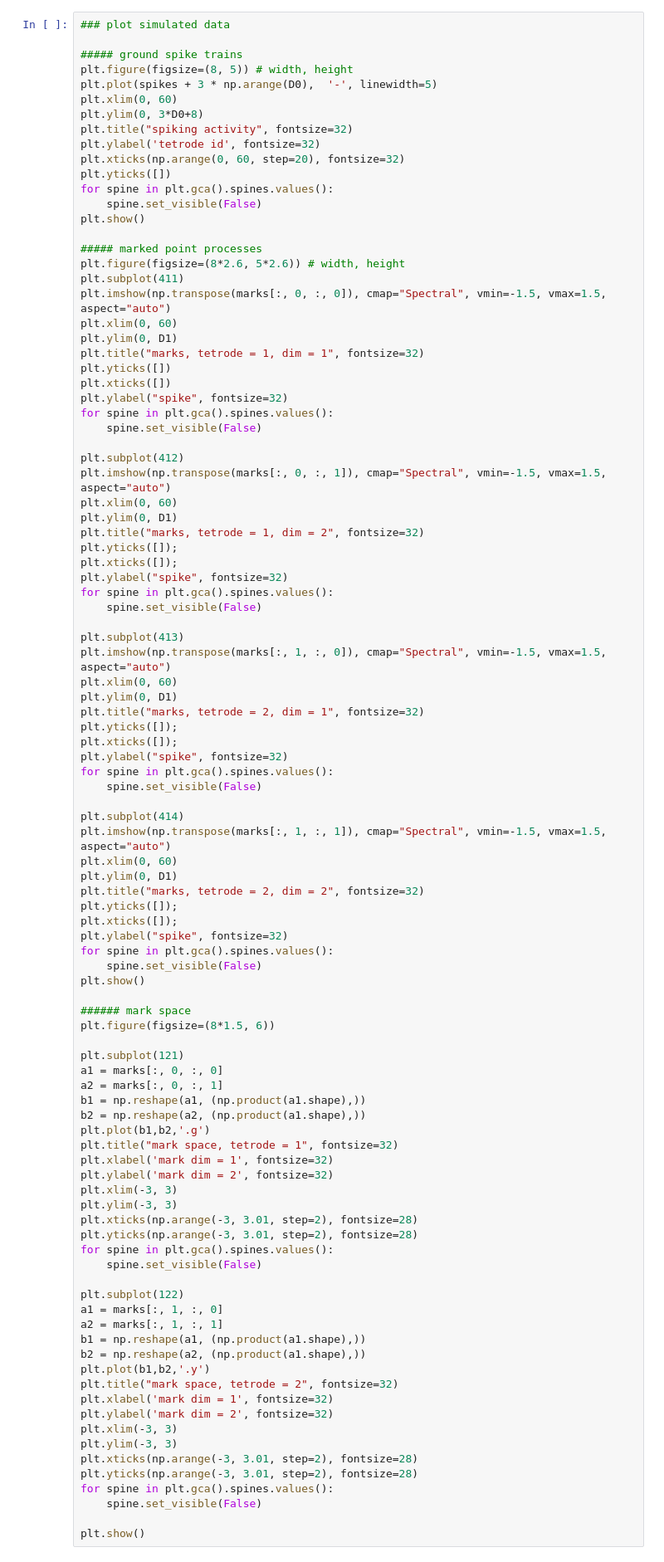
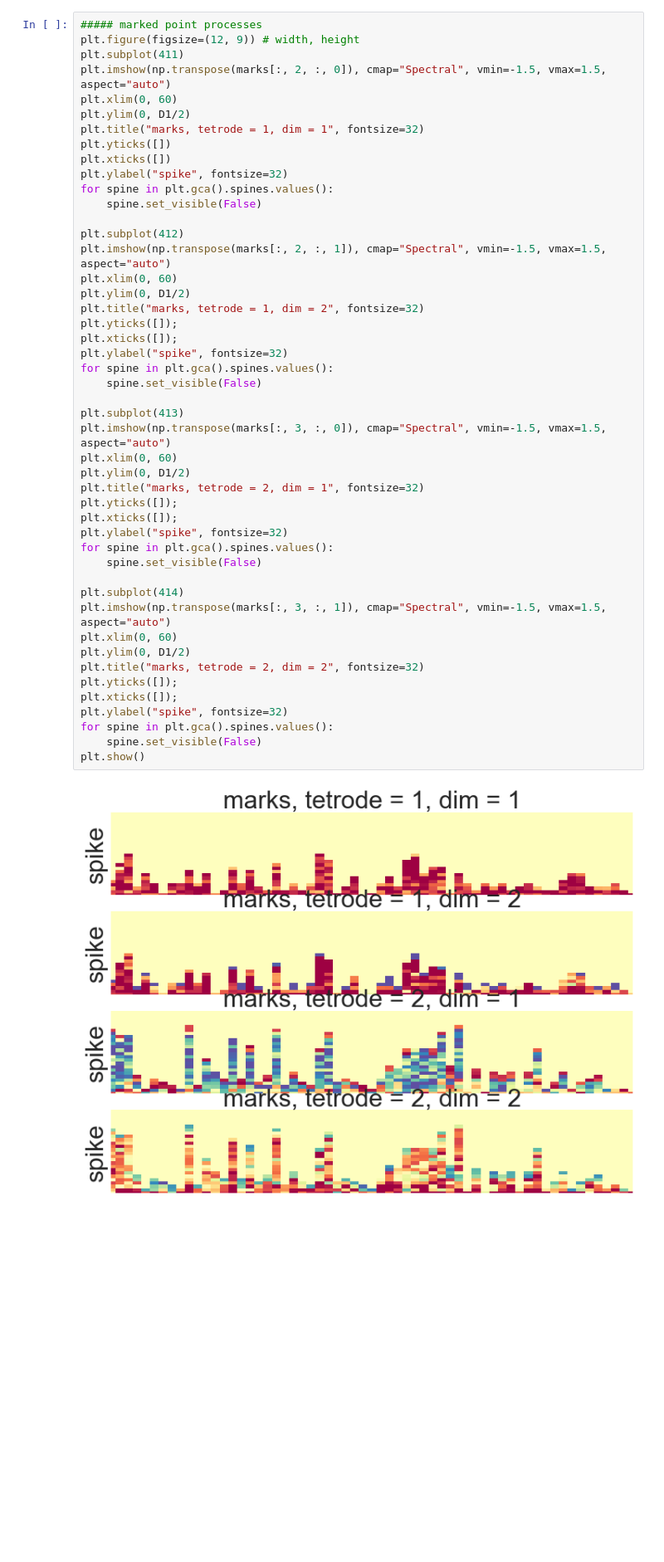
Before and after one commit to deng-xinyi/ssm, a Jupyter notebook: notebooks/Distance-dependent State Transition Demo.ipynb, the cells around one changed output. Shown at 83% size. Cells and saved outputs as stored; diff of their text form; blank space fills up the shorter version.

```diff
--- a/notebooks/Distance-dependent State Transition Demo.ipynb
+++ b/notebooks/Distance-dependent State Transition Demo.ipynb
@@ -79,25 +92,10 @@ NameError: name 'HMM' is not defined
 # %%
-### plot simulated data
-
-##### ground spike trains
-plt.figure(figsize=(8, 5)) # width, height
-plt.plot(spikes + 3 * np.arange(D0),  '-', linewidth=5)
+##### marked point processes
+plt.figure(figsize=(12, 9)) # width, height
+plt.subplot(411)
+plt.imshow(np.transpose(marks[:, 2, :, 0]), cmap="Spectral", vmin=-1.5, vmax=1.5, aspect="auto")
 plt.xlim(0, 60)
-plt.ylim(0, 3*D0+8)
-plt.title("spiking activity", fontsize=32)
-plt.ylabel('tetrode id', fontsize=32)
-plt.xticks(np.arange(0, 60, step=20), fontsize=32)
-plt.yticks([])
-for spine in plt.gca().spines.values():
-    spine.set_visible(False)
-plt.show()
-
-##### marked point processes
-plt.figure(figsize=(8*2.6, 5*2.6)) # width, height
-plt.subplot(411)
-plt.imshow(np.transpose(marks[:, 0, :, 0]), cmap="Spectral", vmin=-1.5, vmax=1.5, aspect="auto")
-plt.xlim(0, 60)
-plt.ylim(0, D1)
+plt.ylim(0, D1/2)
 plt.title("marks, tetrode = 1, dim = 1", fontsize=32)
 plt.yticks([])
 plt.xticks([])
@@ -105,73 +103,38 @@ plt.ylabel("spike", fontsize=32)
 for spine in plt.gca().spines.values():
     spine.set_visible(False)
 
 plt.subplot(412)
-plt.imshow(np.transpose(marks[:, 0, :, 1]), cmap="Spectral", vmin=-1.5, vmax=1.5, aspect="auto")
+plt.imshow(np.transpose(marks[:, 2, :, 1]), cmap="Spectral", vmin=-1.5, vmax=1.5, aspect="auto")
 plt.xlim(0, 60)
-plt.ylim(0, D1)
+plt.ylim(0, D1/2)
 plt.title("marks, tetrode = 1, dim = 2", fontsize=32)
 plt.yticks([]);
 plt.xticks([]);
 plt.ylabel("spike", fontsize=32)
 for spine in plt.gca().spines.values():
     spine.set_visible(False)
 
 plt.subplot(413)
-plt.imshow(np.transpose(marks[:, 1, :, 0]), cmap="Spectral", vmin=-1.5, vmax=1.5, aspect="auto")
+plt.imshow(np.transpose(marks[:, 3, :, 0]), cmap="Spectral", vmin=-1.5, vmax=1.5, aspect="auto")
 plt.xlim(0, 60)
-plt.ylim(0, D1)
+plt.ylim(0, D1/2)
 plt.title("marks, tetrode = 2, dim = 1", fontsize=32)
 plt.yticks([]);
 plt.xticks([]);
 plt.ylabel("spike", fontsize=32)
 for spine in plt.gca().spines.values():
     spine.set_visible(False)
 
 plt.subplot(414)
-plt.imshow(np.transpose(marks[:, 1, :, 1]), cmap="Spectral", vmin=-1.5, vmax=1.5, aspect="auto")
+plt.imshow(np.transpose(marks[:, 3, :, 1]), cmap="Spectral", vmin=-1.5, vmax=1.5, aspect="auto")
 plt.xlim(0, 60)
-plt.ylim(0, D1)
+plt.ylim(0, D1/2)
 plt.title("marks, tetrode = 2, dim = 2", fontsize=32)
 plt.yticks([]);
 plt.xticks([]);
 plt.ylabel("spike", fontsize=32)
 for spine in plt.gca().spines.values():
     spine.set_visible(False)
 plt.show()
-
-###### mark space
-plt.figure(figsize=(8*1.5, 6))
-
-plt.subplot(121)
-a1 = marks[:, 0, :, 0]
-a2 = marks[:, 0, :, 1]
-b1 = np.reshape(a1, (np.product(a1.shape),))
-b2 = np.reshape(a2, (np.product(a1.shape),))
-plt.plot(b1,b2,'.g')
-plt.title("mark space, tetrode = 1", fontsize=32)
-plt.xlabel('mark dim = 1', fontsize=32)
-plt.ylabel('mark dim = 2', fontsize=32)
-plt.xlim(-3, 3)
-plt.ylim(-3, 3)
-plt.xticks(np.arange(-3, 3.01, step=2), fontsize=28)
-plt.yticks(np.arange(-3, 3.01, step=2), fontsize=28)
-for spine in plt.gca().spines.values():
-    spine.set_visible(False)
-
-plt.subplot(122)
-a1 = marks[:, 1, :, 0]
-a2 = marks[:, 1, :, 1]
-b1 = np.reshape(a1, (np.product(a1.shape),))
-b2 = np.reshape(a2, (np.product(a1.shape),))
-plt.plot(b1,b2,'.y')
-plt.title("mark space, tetrode = 2", fontsize=32)
-plt.xlabel('mark dim = 1', fontsize=32)
-plt.ylabel('mark dim = 2', fontsize=32)
-plt.xlim(-3, 3)
-plt.ylim(-3, 3)
-plt.xticks(np.arange(-3, 3.01, step=2), fontsize=28)
-plt.yticks(np.arange(-3, 3.01, step=2), fontsize=28)
-for spine in plt.gca().spines.values():
-    spine.set_visible(False)
-
-plt.show()
+# %% [output]
+[figure, added]
```
Also changed, not shown: parts of 10 cells of this notebook.
